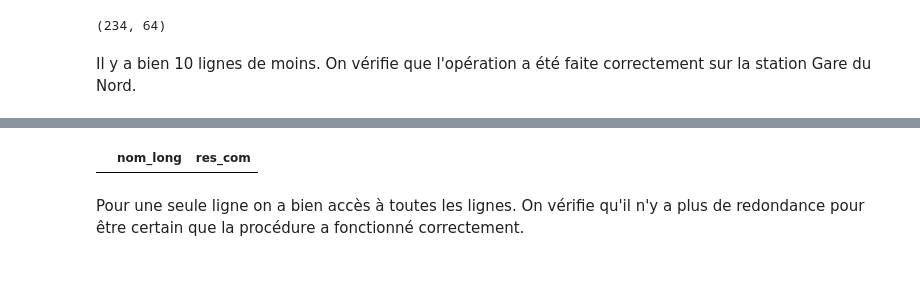
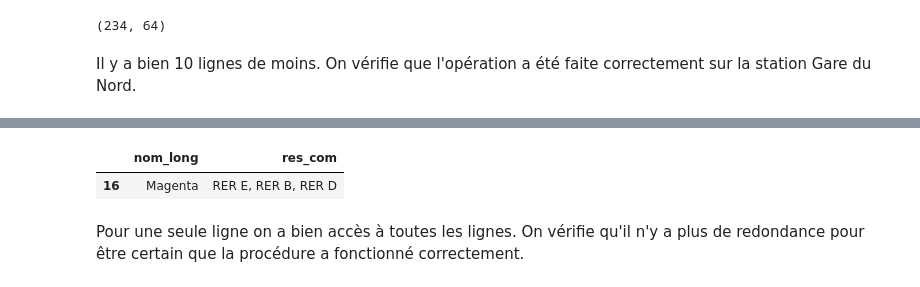
Before and after one commit to jlechat/Frequentation-des-stations-de-TC-en-Ile-de-France, a Jupyter notebook: 2- Statistiques descriptives/Preprocessing/2-stations_ZdC_stations.ipynb, the cells around one changed output, grey strips where cells are left out. Cells and saved outputs as stored; diff of their text form; code cells hidden in the pictures.

```diff
--- a/2- Statistiques descriptives/Preprocessing/2-stations_ZdC_stations.ipynb
+++ b/2- Statistiques descriptives/Preprocessing/2-stations_ZdC_stations.ipynb
@@ -143,7 +155,8 @@ Il y a bien 10 lignes de moins. On vérifie que l'opération a été faite corre
 # %%
-final_stations[final_stations['nom_long']=='Gare du Nord'].loc[:,['nom_long', 'res_com']]
+final_stations[final_stations['nom_long']=='Magenta'].loc[:,['nom_long', 'res_com']]
 # %% [output]
 |  | nom_long | res_com |
+| 16 | Magenta | RER E, RER B, RER D |
 # %% [markdown]
 Pour une seule ligne on a bien accès à toutes les lignes. On vérifie qu'il n'y a plus de redondance pour être certain que la procédure a fonctionné correctement.
 # %%
```
Also changed, not shown: parts of 5 cells of this notebook, 1 other file.
